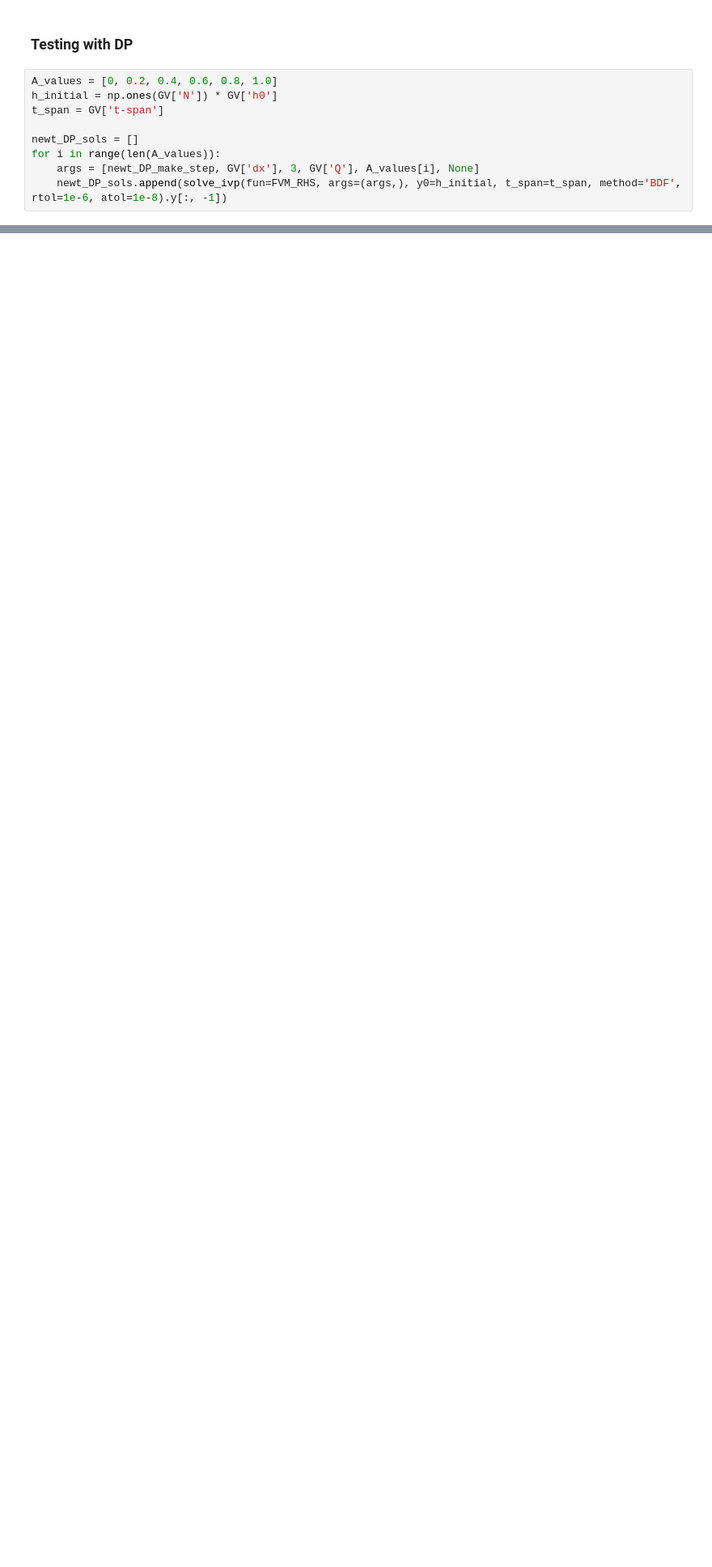
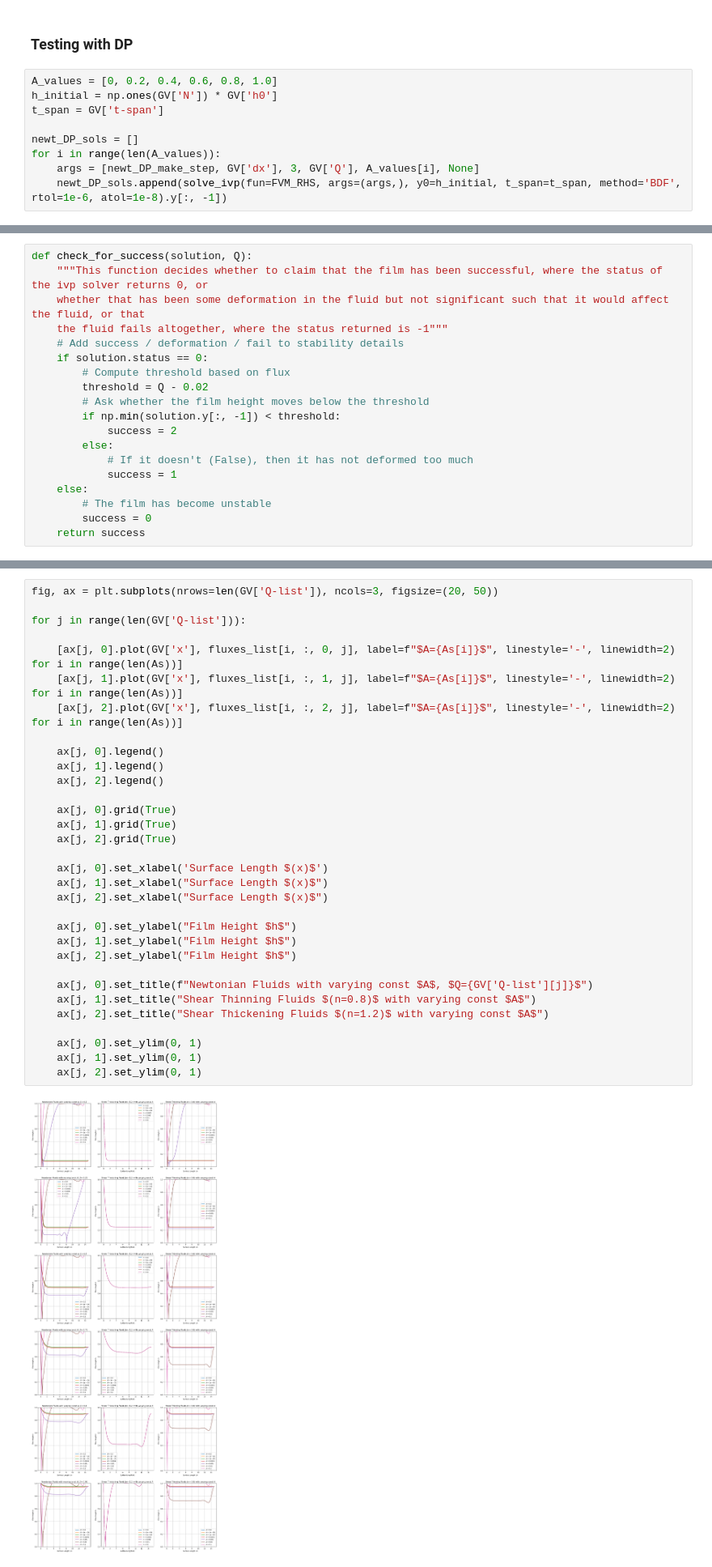
Before and after one commit to jrobo-gith/Independent-project-code, a Jupyter notebook: collection.ipynb, the cells around one changed output, grey strips where cells are left out. Shown at 81% size. Drawn from its saved outputs; the diff is of its cells as text; blank space fills up the shorter version.

```diff
--- a/collection.ipynb
+++ b/collection.ipynb
@@ -451,0 +575,19 @@ ax.grid(True)
+# %%
+def check_for_success(solution, Q):
+    """This function decides whether to claim that the film has been successful, where the status of the ivp solver returns 0, or
+    whether that has been some deformation in the fluid but not significant such that it would affect the fluid, or that
+    the fluid fails altogether, where the status returned is -1"""
+    # Add success / deformation / fail to stability details
+    if solution.status == 0:
+        # Compute threshold based on flux
+        threshold = Q - 0.02
+        # Ask whether the film height moves below the threshold
+        if np.min(solution.y[:, -1]) < threshold:
+            success = 2
+        else:
+            # If it doesn't (False), then it has not deformed too much
+            success = 1
+    else:
+        # The film has become unstable
+        success = 0
+    return success
@@ -451,0 +641,34 @@ ax.grid(True)
+# %%
+fig, ax = plt.subplots(nrows=len(GV['Q-list']), ncols=3, figsize=(20, 50))
+
+for j in range(len(GV['Q-list'])):
+
+    [ax[j, 0].plot(GV['x'], fluxes_list[i, :, 0, j], label=f"$A={As[i]}$", linestyle='-', linewidth=2) for i in range(len(As))]
+    [ax[j, 1].plot(GV['x'], fluxes_list[i, :, 1, j], label=f"$A={As[i]}$", linestyle='-', linewidth=2) for i in range(len(As))]
+    [ax[j, 2].plot(GV['x'], fluxes_list[i, :, 2, j], label=f"$A={As[i]}$", linestyle='-', linewidth=2) for i in range(len(As))]
+
+    ax[j, 0].legend()
+    ax[j, 1].legend()
+    ax[j, 2].legend()
+
+    ax[j, 0].grid(True)
+    ax[j, 1].grid(True)
+    ax[j, 2].grid(True)
+
+    ax[j, 0].set_xlabel('Surface Length $(x)$')
+    ax[j, 1].set_xlabel("Surface Length $(x)$")
+    ax[j, 2].set_xlabel("Surface Length $(x)$")
+
+    ax[j, 0].set_ylabel("Film Height $h$")
+    ax[j, 1].set_ylabel("Film Height $h$")
+    ax[j, 2].set_ylabel("Film Height $h$")
+
+    ax[j, 0].set_title(f"Newtonian Fluids with varying const $A$, $Q={GV['Q-list'][j]}$")
+    ax[j, 1].set_title("Shear Thinning Fluids $(n=0.8)$ with varying const $A$")
+    ax[j, 2].set_title("Shear Thickening Fluids $(n=1.2)$ with varying const $A$")
+
+    ax[j, 0].set_ylim(0, 1)
+    ax[j, 1].set_ylim(0, 1)
+    ax[j, 2].set_ylim(0, 1)
+# %% [output]
+[figure, added]
```
Also changed, not shown: parts of 14 cells of this notebook, 1 other file.
